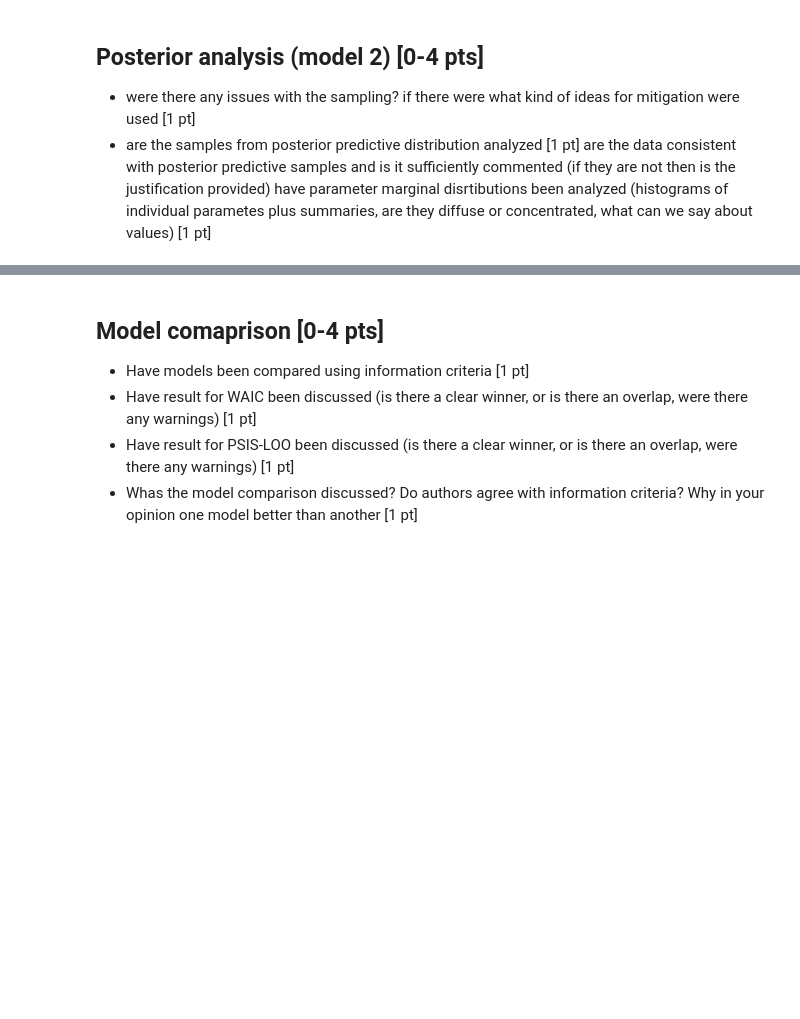
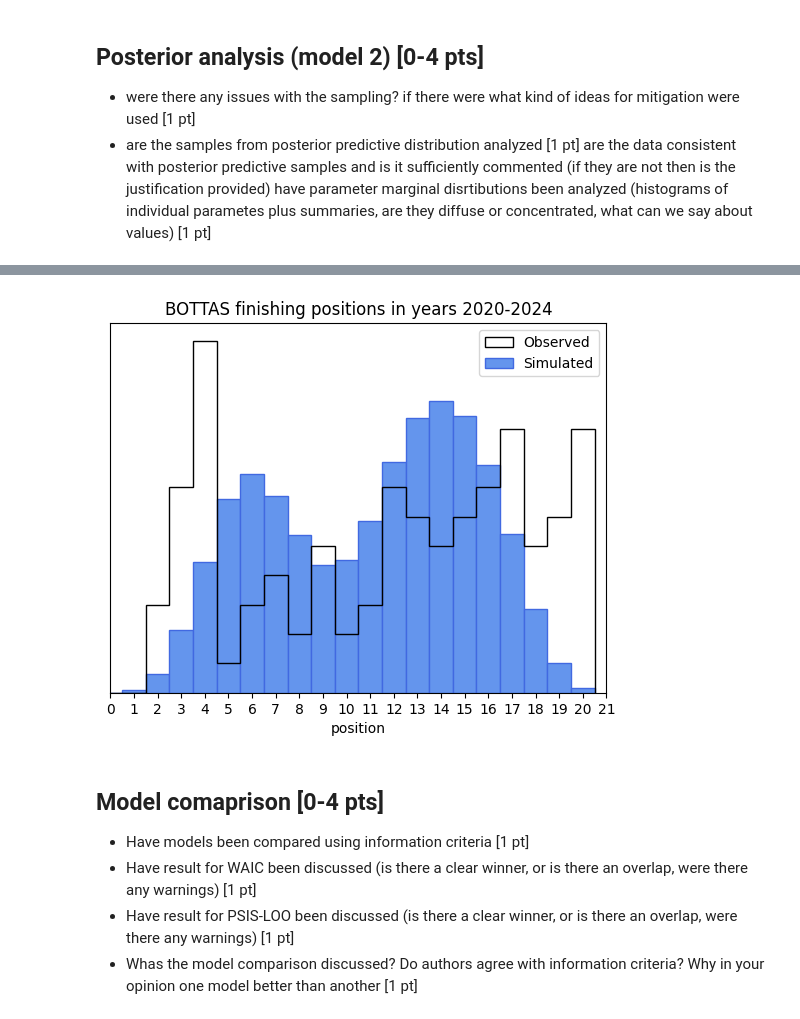
Before and after one commit to Klaudiusz1212/F1_bayesian, a Jupyter notebook: ISZ_Model2.ipynb, the cells around one changed output, grey strips where cells are left out. Drawn from its saved outputs; the diff is of its cells as text; code cells hidden in the pictures; blank space fills up the shorter version.

```diff
--- a/ISZ_Model2.ipynb
+++ b/ISZ_Model2.ipynb
@@ -264,10 +290,15 @@ for val, i in enumerate(unique_values):
 # %%
-model_1_data = {'N': len(df_result),
-                'D': len(drivers_lookup),
-                'C': len(constructors_lookup),
-                'driver': drivers+1,
-                'constructor': constructors+1,
-                'position': df['position']}
+model_1_data = {'N': len(df),
+                'C': len(teams),
+                'E': len(engines),
+                'D': len(drivers),
+                'Y': len(seasons),
+                'driver_rating': ratings,
+                'engine': engines,
+                'constructor': teams,
+                'driver': drivers,
+                'year': seasons,
+                'position': df['Position'] - 1}
 
-model_1_fit = model_1.sample(data=model_1_data, seed=10062022)
+model_1_fit = model_1.sample(data=model_1_data, seed=25062025)
 print(model_1_fit.diagnose())
@@ -274,3 +337,26 @@ print(model_1_fit.diagnose())
+# %%
+# pos_min = 1, pos_max = 20
+n_bins = np.arange(22) - 0.5
+
+# year = 2017
+# y_lookup_i = years_lookup[year]
+drivers_names = ['bottas']
+for d_i, d_name in enumerate(drivers_names):
+    results = df[df['DriverId'] == 1]
+    plt.hist((results['Position']+1).tolist(), bins=n_bins, rwidth=1, histtype='step', edgecolor='black', density=True, label='Observed')
+    results_idx = results.index
+    plt.hist(model_1_fit.stan_variable('y_hat').T[results_idx].flatten()+1, bins=n_bins, rwidth=1, color='cornflowerblue', edgecolor='royalblue', density=True, label='Simulated')
+    plt.xticks(range(22))
+    plt.xlim([0, 21])
+    plt.yticks([])
+    plt.title(d_name.upper() + ' finishing positions in years 2020-2024')
+    plt.legend()
+    plt.xlabel(r'position')
+
+fig.tight_layout()
+plt.show()
+# %% [output]
+[figure, added]
 # %% [markdown]
 ## Model comaprison [0-4 pts]
 - Have models been compared using information criteria [1 pt]
```
Also changed, not shown: parts of 11 cells of this notebook, 1 other file.
